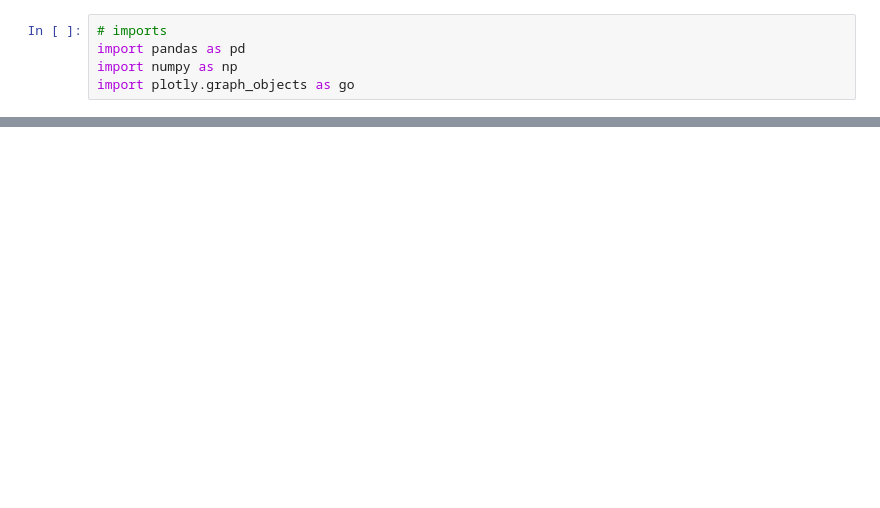
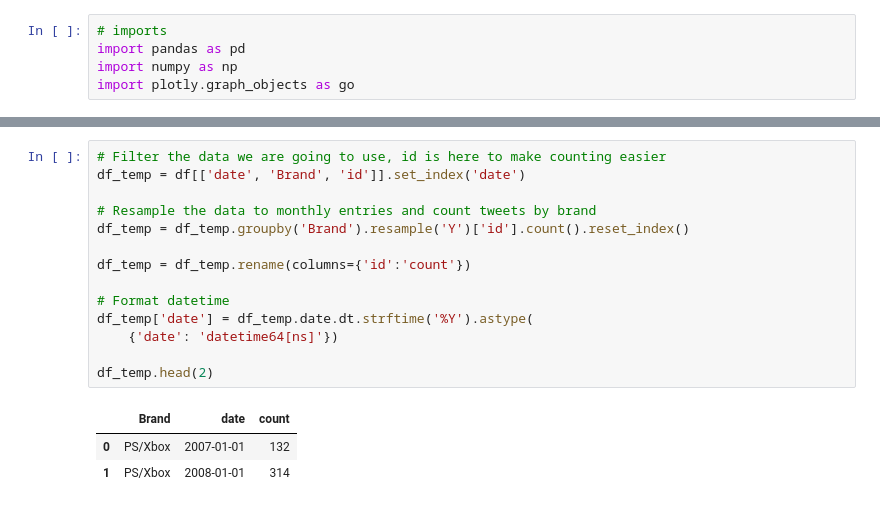
Before and after one commit to olavopoletti/NLP_Twitter_PlayStation_vs_XBox, a Jupyter notebook: analysis.ipynb, the cells around one changed output, grey strips where cells are left out. Cells and saved outputs as stored; diff of their text form; blank space fills up the shorter version.

```diff
--- a/analysis.ipynb
+++ b/analysis.ipynb
@@ -12,3 +12,21 @@ df.head(2)
 |  | date | rawContent | id | replyCount | retweetCount | likeCount | quoteCount | lang | hashtags | ... |
 | 0 | 2010-06-13 23:58:21+00:00 | De casualidad alguien tendra inst... | 16106387748 | 0 | 0 | 0 | 0 | es | <NA> | ... |
 | 1 | 2010-06-13 23:47:14+00:00 | The fact that I'm working 6 days ... | 16105780562 | 0 | 0 | 0 | 0 | en | <NA> | ... |
+# %%
+# Filter the data we are going to use, id is here to make counting easier
+df_temp = df[['date', 'Brand', 'id']].set_index('date')
+
+# Resample the data to monthly entries and count tweets by brand
+df_temp = df_temp.groupby('Brand').resample('Y')['id'].count().reset_index()
+
+df_temp = df_temp.rename(columns={'id':'count'})
+
+# Format datetime
+df_temp['date'] = df_temp.date.dt.strftime('%Y').astype(
+    {'date': 'datetime64[ns]'})
+
+df_temp.head(2)
+# %% [output]
+|  | Brand | date | count |
+| 0 | PS/Xbox | 2007-01-01 | 132 |
+| 1 | PS/Xbox | 2008-01-01 | 314 |
```
Also changed, not shown: parts of 3 cells of this notebook.
